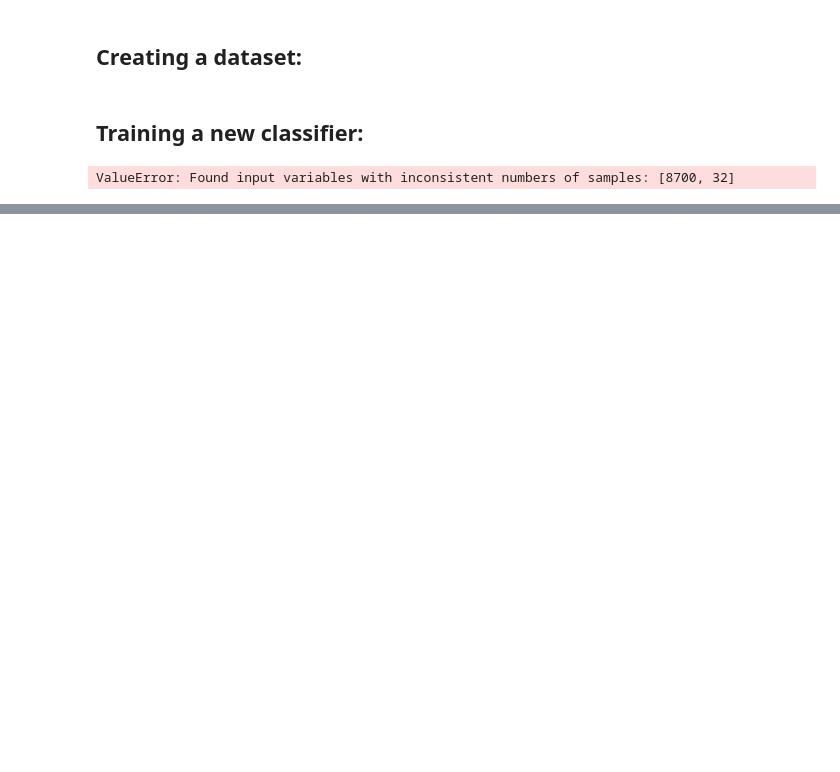
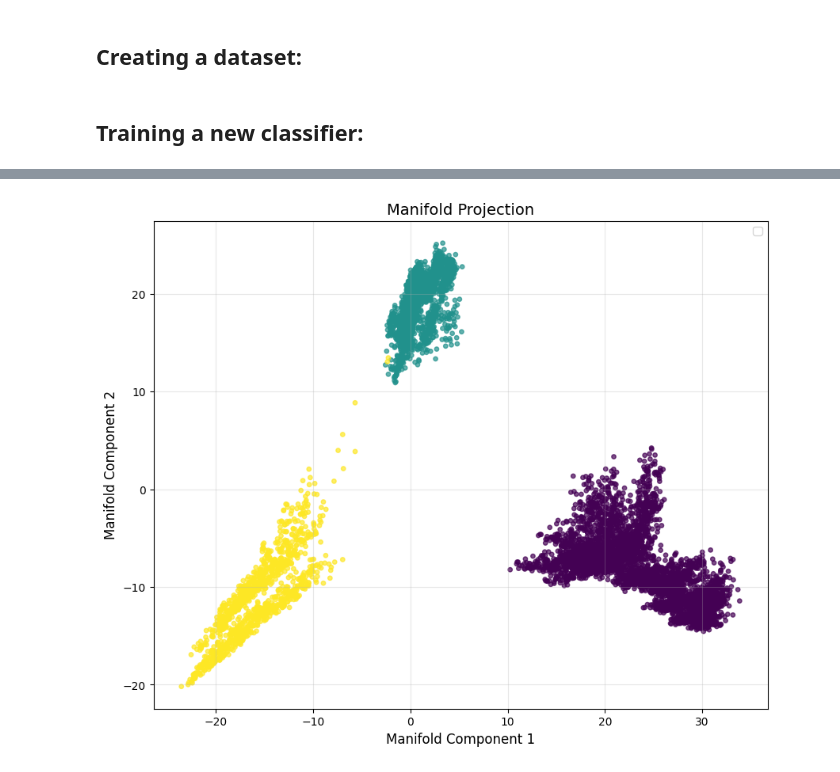
Before and after one commit to DISTA-IoT/Train_IIoT_SyntheticDataGeneration, a Jupyter notebook: synthetic_causal_system.ipynb, the cells around one changed output, grey strips where cells are left out. Saved outputs shown, nothing was run; the diff lists cells and outputs as text; code cells hidden in the pictures; blank space fills up the shorter version.

Commit message:
manifold separability

```diff
--- a/synthetic_causal_system.ipynb
+++ b/synthetic_causal_system.ipynb
@@ -1765,22 +1765,22 @@ import torch
 state = SimState()
 
 X = []
-y = []
+Y = []
 for _ in range(5000):
     row = generate_row(state, NORMAL)
     X.append(torch.Tensor(list(row.values())[:-1]).float())
-    y.append(torch.tensor([0]).long())
+    Y.append(torch.tensor([0]).long())
 for _ in range(2500):
     row = generate_row(state, ANOMALY)
     X.append(torch.Tensor(list(row.values())[:-1]).float())
-    y.append(torch.tensor([1]).long())
+    Y.append(torch.tensor([1]).long())
 for _ in range(1200):
     row = generate_row(state, ATTACK)
     X.append(torch.Tensor(list(row.values())[:-1]).float())
-    y.append(torch.tensor([2]).long())
+    Y.append(torch.tensor([2]).long())
 
 X = torch.vstack(X)
-y = torch.vstack(y)
+Y = torch.vstack(Y)
 # %% [markdown]
 ## Training a new classifier:
 # %%
@@ -1791,7 +1791,7 @@ new_classifier = MLP(
         'layer_norm': True,
         'mode':'OF'})
 
-X_train, X_test, Y_train, Y_test = train_test_split(X, y, test_size=0.2, random_state=42)
+X_train, X_test, Y_train, Y_test = train_test_split(X, Y, test_size=0.2, random_state=42)
 
 train_scaler = MinMaxScaler()
 X_train_scaled = train_scaler.fit_transform(X_train)
@@ -1811,15 +1811,13 @@ train_dataloader = torch.utils.data.DataLoader(
     train_dataset, batch_size=32, shuffle=True)
 test_dataloader = torch.utils.data.DataLoader(
     test_dataset, batch_size=32, shuffle=False)
-# %% [output]
-ValueError: Found input variables with inconsistent numbers of samples: [8700, 32]
 # %%
-for epoch in range(50):
+for epoch in range(3):
     new_classifier.train()
     for x, y in train_dataloader:
         optimizer.zero_grad()
         output, _ = new_classifier(x)
-        loss = criterion(output, y)
+        loss = criterion(output, y.squeeze())
         loss.backward()
         optimizer.step()
 
@@ -1831,9 +1829,9 @@ for epoch in range(50):
             predicted = torch.argmax(output, dim=1)
             total_correct += (predicted == y).sum().item()
     accuracy = total_correct / len(test_dataset)
-    if epoch%10==0:
+    if epoch%1==0:
         print(f'Epoch {epoch+1}, Test Accuracy: {accuracy:.4f}')
-
+        print(f'Epoch {epoch+1}, last training loss: {loss:.4f}')
 
 all_X_scaled = train_scaler.transform(X)
 all_X_scaled = torch.Tensor(all_X_scaled).float()
@@ -1843,10 +1841,11 @@ all_preds = (torch.sigmoid(output.squeeze()) > 0.5).long()
 manifold = manifold.numpy()
 
 plt.figure(figsize=(10, 8))
-plt.scatter(manifold[:, 0], manifold[:, 1], c=Y.astype(int), s=15, alpha=0.7)
+plt.scatter(manifold[:, 0], manifold[:, 1], c=Y.numpy().astype(int), s=15, alpha=0.7)
 plt.title('Manifold Projection', fontsize=14)
 plt.xlabel('Manifold Component 1', fontsize=12)
 plt.ylabel('Manifold Component 2', fontsize=12)
 plt.grid(True, alpha=0.3)
+plt.legend()
 plt.show()
 # %% [output]
@@ -1853,0 +1858 @@ RuntimeError: 0D or 1D target tensor expected, multi-target not supported
+[figure, added]
```
Also changed, not shown: parts of 1 cell of this notebook.
